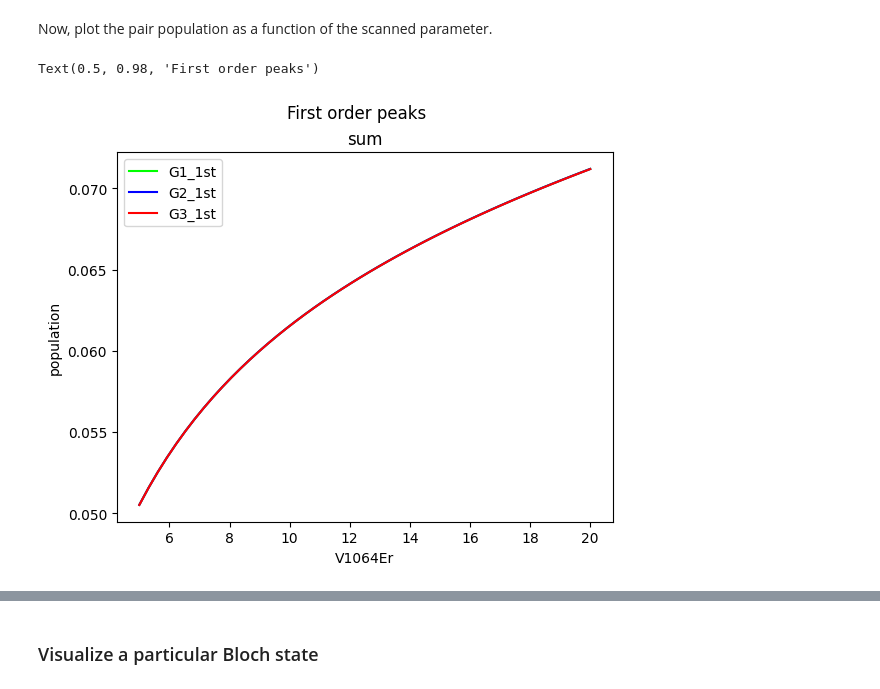
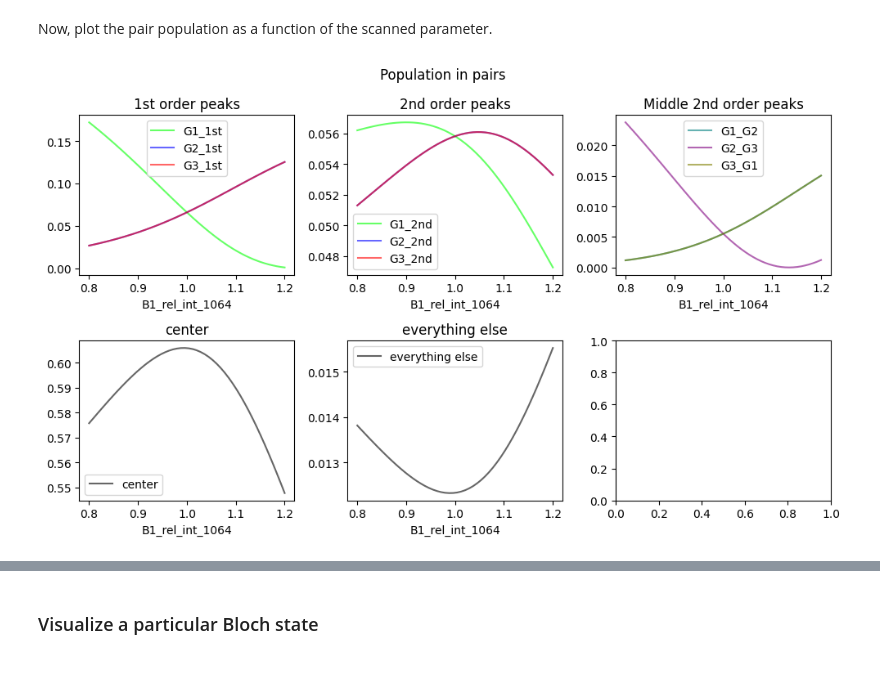
Before and after one commit to Shao-Wen-Chang/E9_constant, a Jupyter notebook: projects/general_plane_wave_expansion/scan_at_q.ipynb, the cells around one changed output, grey strips where cells are left out. Drawn from its saved outputs; the diff is of its cells as text; code cells hidden in the pictures.

Commit message:
Added a few plots for kagome signature candidates

```diff
--- a/projects/general_plane_wave_expansion/scan_at_q.ipynb
+++ b/projects/general_plane_wave_expansion/scan_at_q.ipynb
@@ -276,10 +277,12 @@ color_B12 = np.array([1, 0, 0])      # Colors in an array of [R, G, B] for easie
 color_B23 = np.array([0, 1, 0])
 color_B13 = np.array([0, 0, 1])
 color_center = np.array([0, 0, 0])
+color_else = np.array([0, 0, 0])
 # This is arranged in the order of [G1, G2, G3]
 all_colors = np.vstack([color_B23, color_B13, color_B12])
 
 dict_diff_order = {
+    "center": np.array([0, 0, 0]),
     "G1_1st": np.array([1, 0, 0]),
     "G2_1st": np.array([0, 1, 0]),
     "G3_1st": np.array([0, 0, 1]),
@@ -291,7 +294,7 @@ dict_diff_order = {
     "G3_G1": np.array([-1, 0, 1]),
 }
 
-hw_mn = (E9c.k_lw * 0.3, E9c.k_lw * 0.3)    # half width of the box that encloses each peak
+hw_mn = np.array([E9c.k_lw * 0.3, E9c.k_lw * 0.3])    # half width of the box that encloses each peak
 # %% [markdown]
 Visualize the peak that I'm looking at with one of the state.
 # %%
@@ -320,20 +331,32 @@ for label_pair, diff_order in dict_diff_order.items():
 # %% [markdown]
 Look at the sum / difference in population in each pairs for each of the states.
 # %%
+pop_in_peaks_list = [defaultdict(float) for _ in param_values]
 pop_in_pairs_list = [defaultdict(float) for _ in param_values]
 pop_diff_in_pairs_list = [defaultdict(float) for _ in param_values]
-pop_in_zeroth_list = []
 
+# center peak
+for i_scan, _ in enumerate(param_values):
+    pop = abs(e_states_ni[0][i_scan].mnasindex(0, 0))**2
+    pop_in_peaks_list[i_scan]["center"] += pop
+    pop_in_pairs_list[i_scan]["center"] += pop
+
+# diffraction peaks
 for label_pair, diff_order in dict_diff_order.items():
+    if label_pair == "center": continue
     m_diff = diff_order[0] - diff_order[2]
     n_diff = diff_order[1] - diff_order[2]
 
     for i_scan, _ in enumerate(param_values):
         for i_pk in [0, 1]:
             pop = abs(e_states_ni[0][i_scan].mnasindex(m_diff * (-1)**i_pk, n_diff * (-1)**i_pk))**2
+            pop_in_peaks_list[i_scan][label_pair + f"_{i_pk}"] += pop
             pop_in_pairs_list[i_scan][label_pair] += pop
             pop_diff_in_pairs_list[i_scan][label_pair] += pop * (-1)**i_pk
-            pop_in_zeroth_list.append(abs(e_states_ni[0][i_scan].mnasindex(0, 0))**2)
+
+# everything else
+for d in pop_in_peaks_list: d["everything else"] = 1 - sum(d.values())
+for d in pop_in_pairs_list: d["everything else"] = 1 - sum(d.values())
 # %% [markdown]
 Now, plot the pair population as a function of the scanned parameter.
 # %%
@@ -352,24 +375,27 @@ def Voigt_1D_pol(x, x0, s, gamma, amp, offset = 0., periodicity = np.pi):
     x_centered = (x - x0 + periodicity / 2) % periodicity - periodicity / 2
     return amp * util.Voigt_1D(x_centered, s, gamma, normalization = "max1") + offset
 # %%
-fig_pair1, ax_pair1 = plt.subplots(1, 1)
-for str_pair in ["G1_1st", "G2_1st", "G3_1st"]:
-    color = dict_color_pairs[str_pair]
+fig_pop, axs_pop = plt.subplots(2, 3, figsize = (10, 6))
+for ax, title, str_pair_list in zip(axs_pop.flatten(),
+    ("1st order peaks", "2nd order peaks", "Middle 2nd order peaks", "center", "everything else"),
+    (["G1_1st", "G2_1st", "G3_1st"], ["G1_2nd", "G2_2nd", "G3_2nd"], ["G1_G2", "G2_G3", "G3_G1"], ["center"], ["everything else"])
+    ):
+    for str_pair in str_pair_list:
+        color = dict_color_pairs[str_pair]
 
-    pop_pair = [ls[str_pair] for ls in pop_in_pairs_list]
-    ax_pair1.plot(param_values, pop_pair, color = color, label = str_pair)
+        pop_pair = [ls[str_pair] for ls in pop_in_pairs_list]
+        # alpha < 1 to handle overlapping lines
+        ax.plot(param_values, pop_pair, color = color, label = str_pair, alpha = 0.6)
+        ax.legend()
+        ax.set_xlabel(scan_param)
+        ax.set_title(title)
 
+fig_pop.suptitle("Population in pairs")
+fig_pop.tight_layout()
 # Fit for 1D superlattice
 # popt, _ = curve_fit(Voigt_1D_pol, param_values, [ls["G3_1st"] for ls in pop_in_pairs_list],
 #                     p0 = (np.pi / 2, 0.5, 0.5, -0.2, 0.4))
 # fitted = Voigt_1D_pol(param_values, *popt)
-# ax_pair1.plot(param_values, fitted, color = "black", ls = "--", label = "Voigt fit")
-
-ax_pair1.legend()
-ax_pair1.set_xlabel(scan_param)
-ax_pair1.set_ylabel("population")
-ax_pair1.set_title("sum")
-fig_pair1.suptitle("First order peaks")
+# axs_pop[0, 0].plot(param_values, fitted, color = "black", ls = "--", label = "Voigt fit")
 # %% [output]
-Text(0.5, 0.98, 'First order peaks')
-[figure, old version]
+[figure, new version]
```
Also changed, not shown: parts of 15 cells of this notebook.
